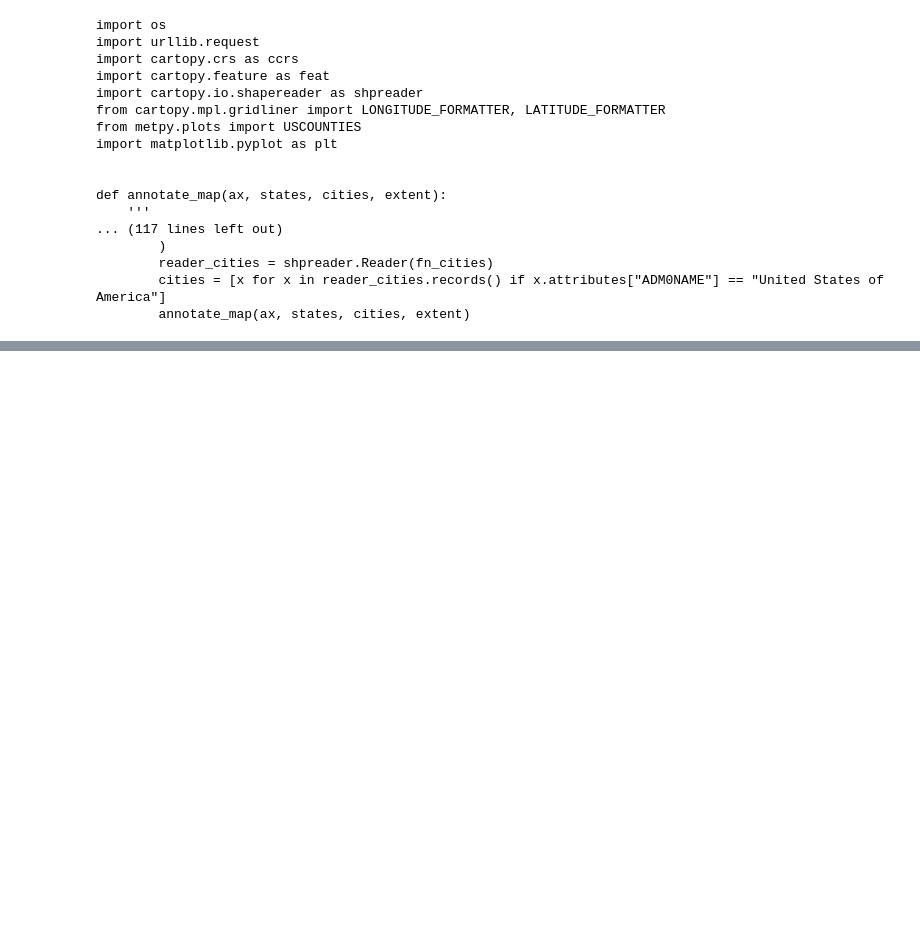
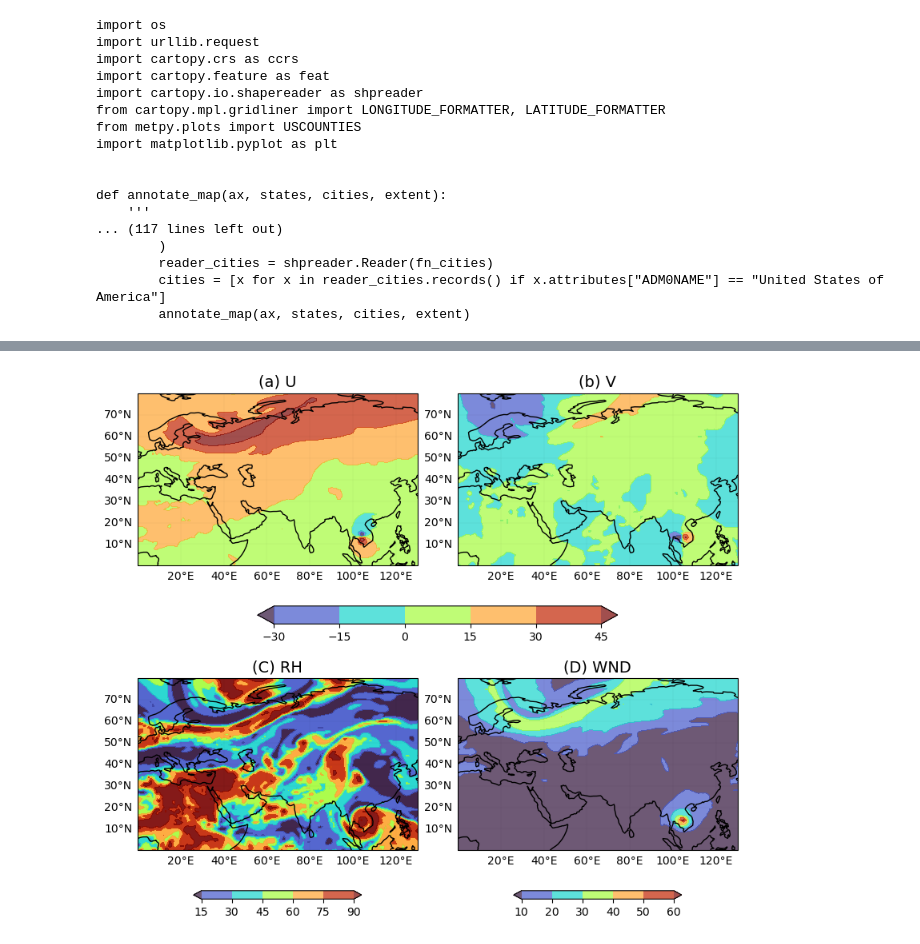
Before and after one commit to syedhamidali/test_scripts, a Jupyter notebook: SUBPLOTS_Example.ipynb, the cells around one changed output, grey strips where cells are left out. Saved outputs shown, nothing was run; the diff lists cells and outputs as text; code cells hidden in the pictures; blank space fills up the shorter version.

```diff
--- a/SUBPLOTS_Example.ipynb
+++ b/SUBPLOTS_Example.ipynb
@@ -327,0 +258,5 @@ for ax in axs.flat:
+# %%
+RH = ds.isel(time1=0, isobaric3=18)['Relative_humidity_isobaric']
+U = ds.isel(time1=0, isobaric3=18)['u-component_of_wind_isobaric']
+V = ds.isel(time1=0, isobaric3=18)['v-component_of_wind_isobaric']
+GH = ds.isel(time1=0, isobaric3=18)['Geopotential_height_isobaric']
@@ -327,0 +266,41 @@ for ax in axs.flat:
+# %%
+fig, axs = plt.subplots(nrows=2,ncols=2,
+                        subplot_kw={'projection': ccrs.PlateCarree()},
+                        figsize=(8,7),constrained_layout=True)
+
+fig.subplots_adjust(hspace=0.15,wspace=0,top=0.94)
+pl = axs[0,0].contourf(U, cmap='turbo', extend='both', alpha=0.7)
+
+axs[0,0].set_title('(a) U', fontsize=14)
+
+pl = axs[0,1].contourf(V, cmap='turbo', extend='both', alpha=0.7)
+
+axs[0,1].set_title('(b) V', fontsize=14)
+cbar1 = fig.colorbar(pl, ax = axs[0:1],orientation='horizontal',shrink=0.6,pad=0.1)
+
+pl = axs[1,0].contourf(RH, cmap='turbo', extend='both', alpha=0.7)
+
+axs[1,0].set_title('(C) RH', fontsize=14)
+
+pl = axs[1,0].contourf(RH, cmap='turbo', extend='both', alpha=0.7)
+
+axs[1,0].set_title('(C) RH', fontsize=14)
+cbar1 = fig.colorbar(pl, ax = axs[1,0],orientation='horizontal',shrink=0.6, pad=0.1)
+
+pl = axs[1,1].contourf(wnd, cmap='turbo', extend='both', alpha=0.7)
+
+axs[1,1].set_title('(D) WND', fontsize=14)
+
+
+cbar1 = fig.colorbar(pl, ax = axs[1,1],orientation='horizontal',shrink=0.6, pad=0.1)
+
+for ax in axs.flat:
+    ax.coastlines()
+    dmaps.map_features(ax, b=1, l=1, states=False, borders=False)
+for ax in axs.flat:
+    ax.label_outer()
+    ax.set_aspect(1)
+# fig.subplots_adjust(top=1)
+# plt.tight_layout(pad=1, w_pad=2, h_pad=1.0)
+# %% [output]
+[figure, added]
```
Also changed, not shown: parts of 12 cells of this notebook.
